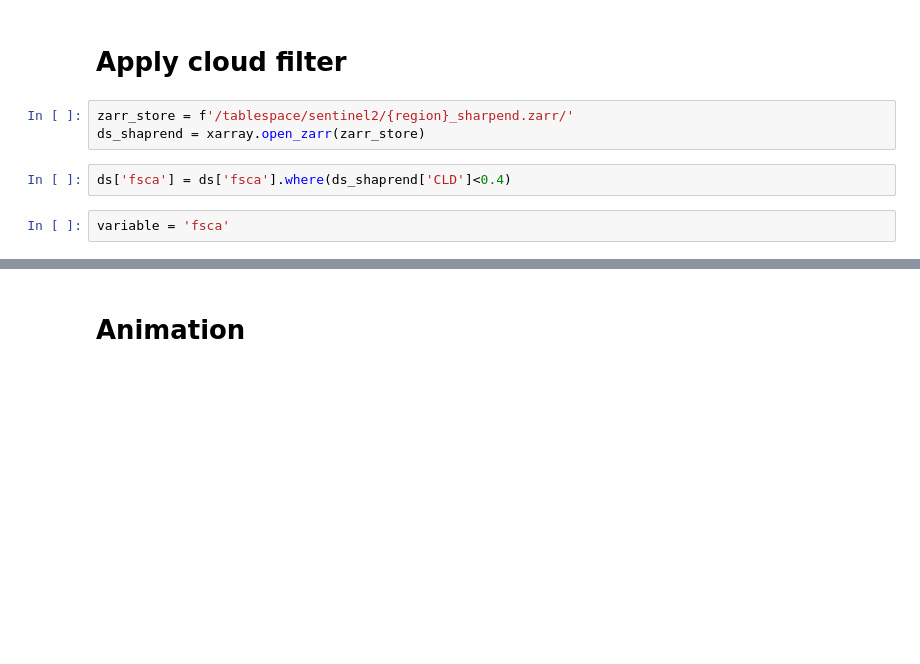
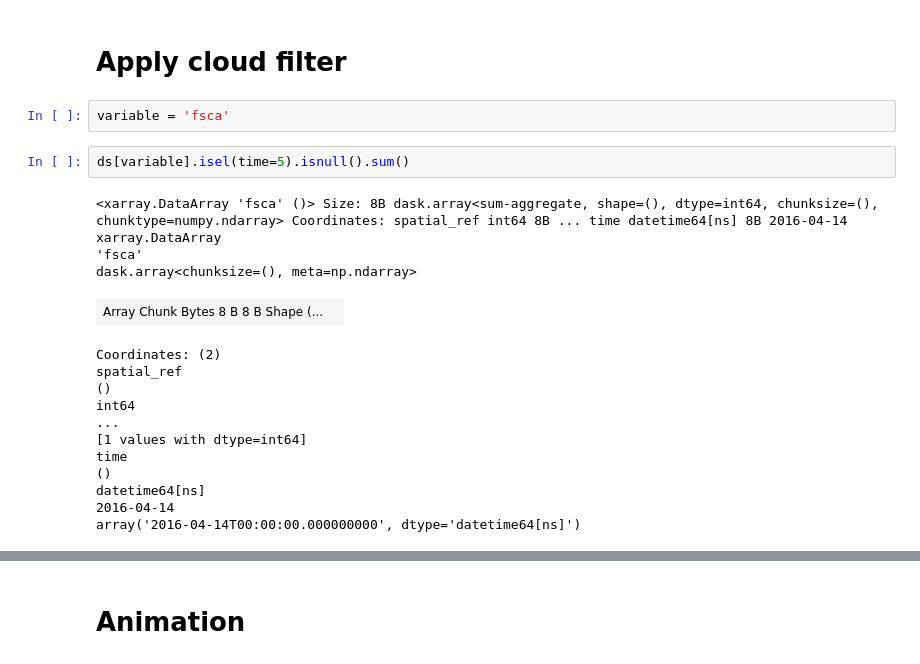
Before and after one commit to edwardbair/SpiPy, a Jupyter notebook: examples/animations.ipynb, the cells around one changed output, grey strips where cells are left out. Cells and saved outputs as stored; diff of their text form; blank space fills up the shorter version.

```diff
--- a/examples/animations.ipynb
+++ b/examples/animations.ipynb
@@ -17,11 +16,25 @@ ds = xarray.open_zarr(zarr_store)
 ds = ds.sortby('time')
 # %% [markdown]
 # Apply cloud filter
-# %%
-zarr_store = f'/tablespace/sentinel2/{region}_sharpend.zarr/'
-ds_shaprend = xarray.open_zarr(zarr_store)
-# %%
-ds['fsca'] = ds['fsca'].where(ds_shaprend['CLD']<0.4)
 # %%
 variable = 'fsca'
+# %%
+ds[variable].isel(time=5).isnull().sum()
+# %% [output]
+<xarray.DataArray 'fsca' ()> Size: 8B dask.array<sum-aggregate, shape=(), dtype=int64, chunksize=(), chunktype=numpy.ndarray> Coordinates: spatial_ref int64 8B ... time datetime64[ns] 8B 2016-04-14
+xarray.DataArray
+'fsca'
+dask.array<chunksize=(), meta=np.ndarray>
+| Array Chunk Bytes 8 B 8 B Shape (... |  |
+Coordinates: (2)
+spatial_ref
+()
+int64
+...
+[1 values with dtype=int64]
+time
+()
+datetime64[ns]
+2016-04-14
+array('2016-04-14T00:00:00.000000000', dtype='datetime64[ns]')
 # %%
```
Also changed, not shown: parts of 6 cells of this notebook, 45 other files.
